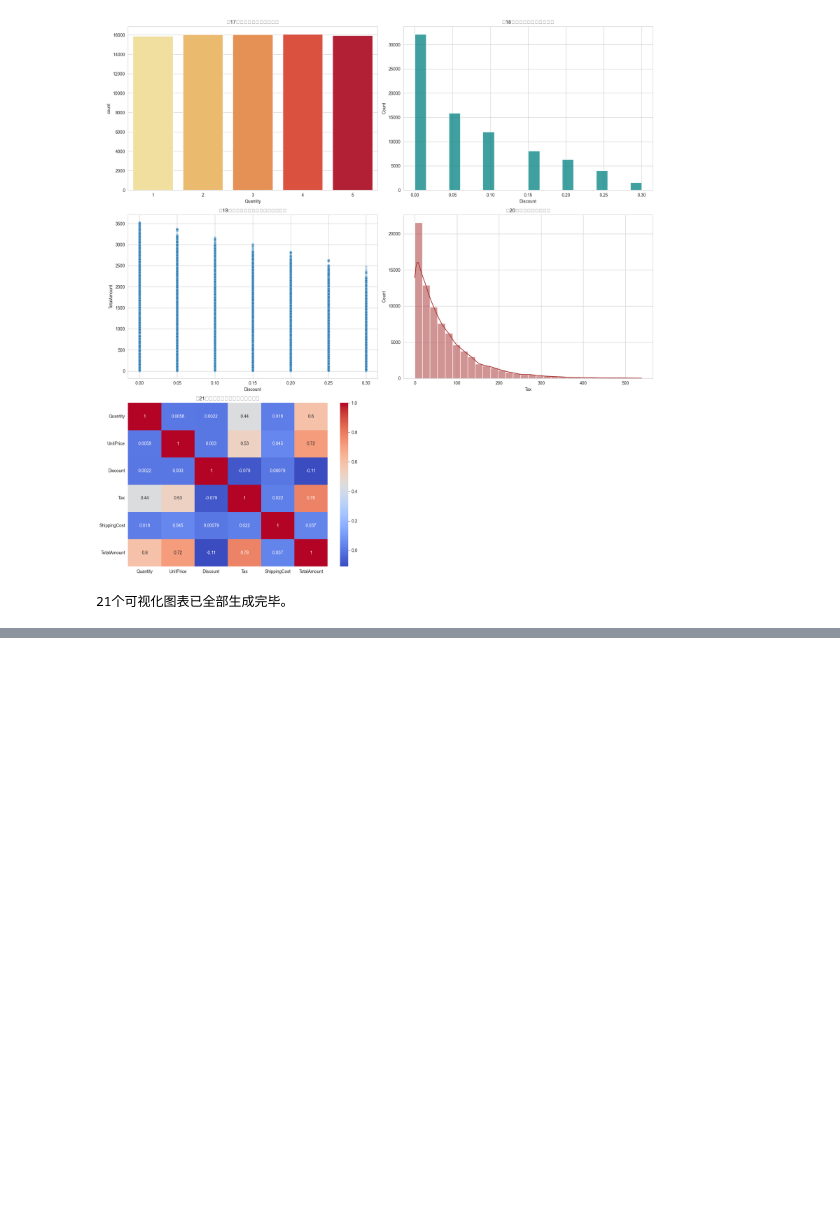
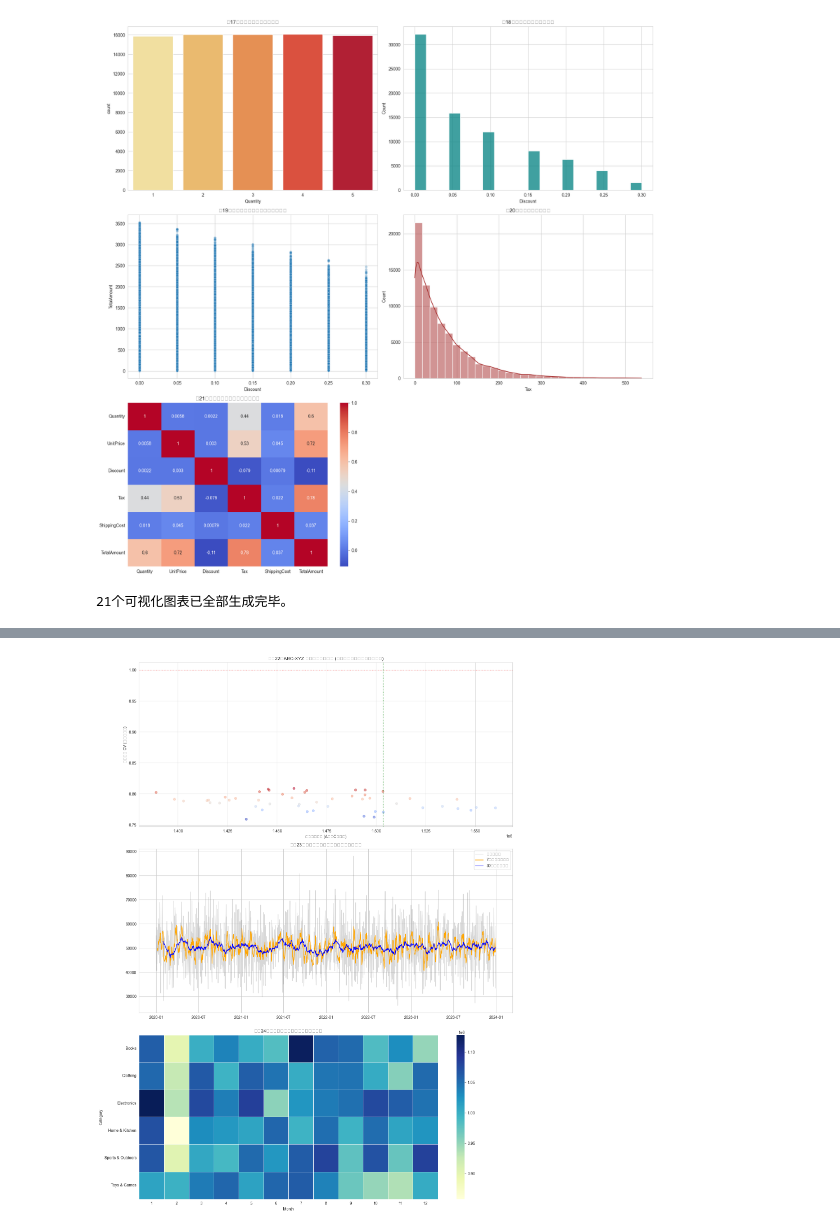
Before and after one commit to CosmoHu/amazon-supply-chain-demand-forecast, a Jupyter notebook: 03_探索性数据分析(EDA)报告.ipynb, the cells around one changed output, grey strips where cells are left out. Saved outputs shown, nothing was run; the diff lists cells and outputs as text; code cells hidden in the pictures; blank space fills up the shorter version.

```diff
--- a/03_探索性数据分析(EDA)报告.ipynb
+++ b/03_探索性数据分析(EDA)报告.ipynb
@@ -136,0 +242,43 @@ print("21个可视化图表已全部生成完毕。")
+# %%
+import numpy as np
+import seaborn as sns
+import matplotlib.pyplot as plt
+
+fig, axes = plt.subplots(3, 1, figsize=(15, 20))
+
+# 图表22：ABC-XYZ 需求波动率矩阵 (计算变异系数 CV)
+prod_volatility = df_amazon.groupby('ProductName').agg(
+    Total_Sales=('TotalAmount', 'sum'),
+    Sales_Std=('TotalAmount', 'std'),
+    Sales_Mean=('TotalAmount', 'mean')
+).dropna()
+prod_volatility['CV'] = prod_volatility['Sales_Std'] / prod_volatility['Sales_Mean']
+
+scatter = axes[0].scatter(prod_volatility['Total_Sales'], prod_volatility['CV'],
+                          alpha=0.5, c=prod_volatility['CV'], cmap='coolwarm')
+axes[0].axhline(y=1.0, color='red', linestyle=':')
+axes[0].axvline(x=prod_volatility['Total_Sales'].quantile(0.8), color='green', linestyle=':')
+axes[0].set_title('图表22：ABC-XYZ 联合库存管理矩阵 (横轴总销售额，纵轴变异系数)')
+axes[0].set_xlabel('历史总销售额 (A类与C类分界)')
+axes[0].set_ylabel('变异系数 CV (需求波动率)')
+
+# 图表23：长短期移动平均交叉分析 (MACD概念)
+daily_trend = df_amazon.groupby(df_amazon['OrderDate'].dt.date)['TotalAmount'].sum()
+ma_short = daily_trend.rolling(window=7).mean()
+ma_long = daily_trend.rolling(window=30).mean()
+
+axes[1].plot(daily_trend.index, daily_trend.values, alpha=0.3, color='gray', label='真实日销量')
+axes[1].plot(ma_short.index, ma_short.values, color='orange', label='7天短期移动平均')
+axes[1].plot(ma_long.index, ma_long.values, color='blue', label='30天长期基准线')
+axes[1].set_title('图表23：双均线系统与需求动能交叉预警分析')
+axes[1].legend()
+
+# 图表24：品类与月份的季节性热力足迹
+monthly_cat = df_amazon.pivot_table(index='Category', columns='Month', values='TotalAmount', aggfunc='sum').fillna(0)
+sns.heatmap(monthly_cat, cmap='YlGnBu', ax=axes[2], linewidths=.5)
+axes[2].set_title('图表24：核心品类月度销售额热力分布矩阵')
+
+plt.tight_layout()
+plt.show()
+# %% [output]
+[figure, added]
```
Also changed, not shown: parts of 8 cells of this notebook, 2 other files.
